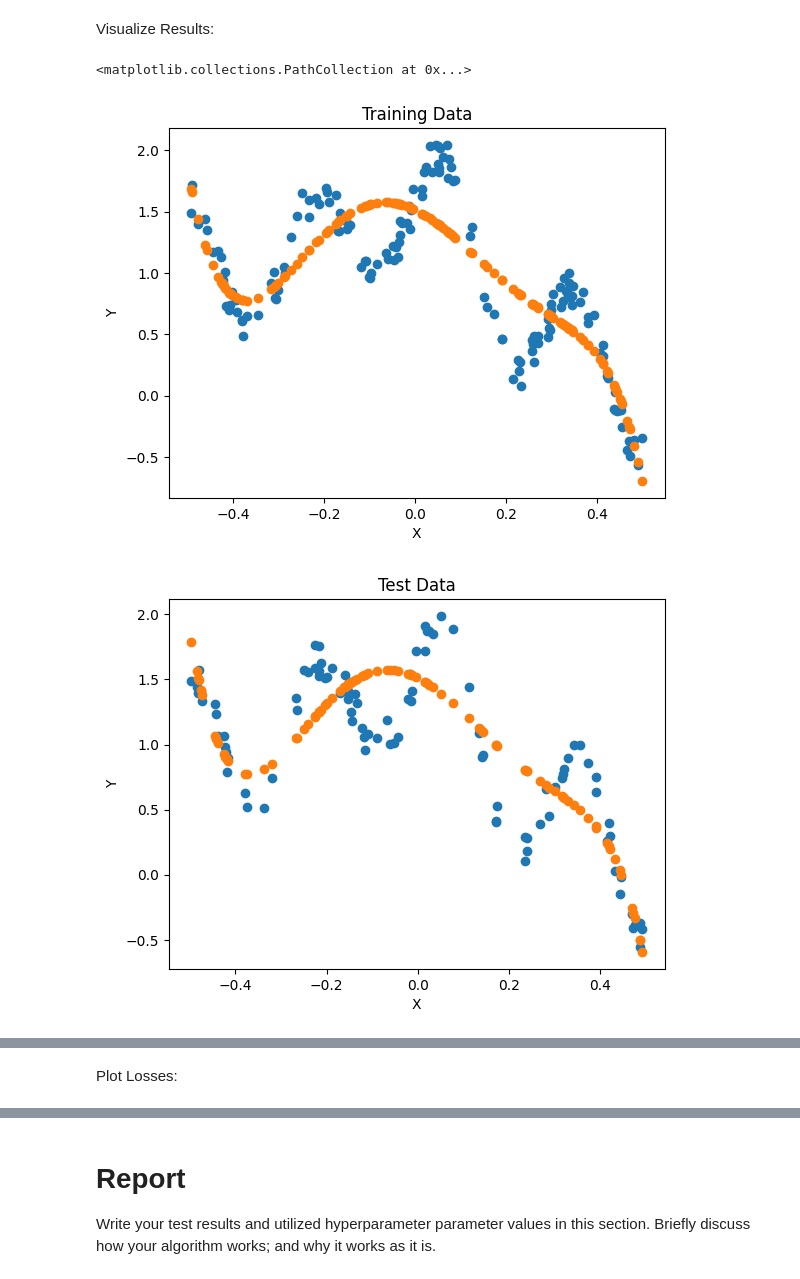
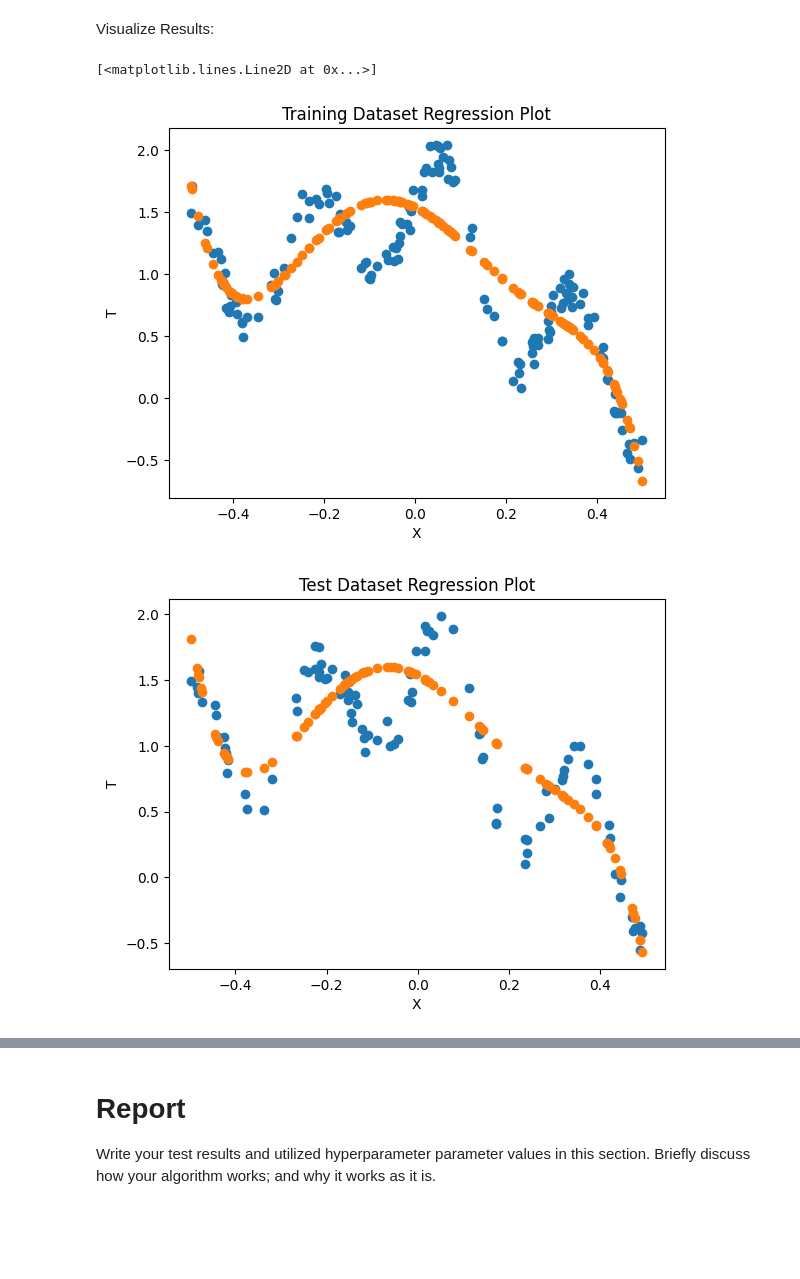
Before and after one commit to imthelizardking/cmp712-homeworks, a Jupyter notebook: hw1/hw1_n22133132_yusufcagri_ogut_.ipynb, the cells around one changed output, grey strips where cells are left out. Drawn from its saved outputs; the diff is of its cells as text; code cells hidden in the pictures; blank space fills up the shorter version.

```diff
--- a/hw1/hw1_n22133132_yusufcagri_ogut_.ipynb
+++ b/hw1/hw1_n22133132_yusufcagri_ogut_.ipynb
@@ -100,31 +89,24 @@ Trainer method:
 # %%
-def trainer(X, T, nLearningRate, nPolyOrder, nLossLim, nIterLim, nReg):
-  vLoss_training = np.zeros(nIterLim)
-  vT_Pred = np.zeros(TRAIN_DATASET_LENGTH)
-  vLoss_test = np.zeros(nIterLim)
+def trainer(X, T, nLearningRate, nPolyOrder, nIterLim, nReg):
+  vLoss_training = np.zeros(nIterLim) # vector of training MSE losses
+  vLoss_test = np.zeros(nIterLim) # vector of test MSE losses
   vPolyParams = np.zeros(nPolyOrder + 1) # Polynomial constants stored in np array
   vPolyParams = np.random.rand(nPolyOrder + 1)
   vLossPartialDerivs = np.zeros(nPolyOrder + 1) # Partial derivatives of loss function stored in np array
   nIter = 0 # Iteration counter
-  nLoss_training = 999999 # Used for exit condition of minimum loss, initially set to a large number
-  nLoss_test = 0
   while (nIter<nIterLim): # train until loss decreases to a certain value or number of iterations reached
     temp = list(zip(X, T))
     random.shuffle(temp)
     X, T = zip(*temp)
-    # res1 and res2 come out as tuples, and so must be converted to lists.
     X, T = np.array(X), np.array(T)
     for idx in range(TRAIN_DATASET_LENGTH):
       T_Pred = calcPoly(X[idx], vPolyParams) # calculate predictor's values
-      #nLoss_training = calcLoss(T[idx], T_Pred, vPolyParams, nReg) # calculate loss
-      # save loss in ITERxDATALENGTH matrix
       for i in range(0, nPolyOrder+1): # calculate derivatives and update parameters
         vLossPartialDerivs[i] = calcLossPartialDeriv(T[idx], T_Pred, X[idx], nPolyOrder-i) # calculate partial derivatives
       vPolyParams = vPolyParams - nLearningRate * vLossPartialDerivs
+    vLoss_training = calcLoss(T, calcPoly(X, vPolyParams), vPolyParams, 0)
+    vLoss_test = calcLoss(T_test, calcPoly(X_test, vPolyParams), vPolyParams, 0)
     nIter = nIter + 1
     if(nIter%(nIterLim * 0.05)==0): # show progress at each %5 interval
-        vT_Pred = calcPoly(X, vPolyParams)
-        vLoss_training = calcLoss(T, vT_Pred, vPolyParams, nReg)
         print("progress: %", int(nIter/nIterLim * 100), "Training Loss=", vLoss_training, "Params=", vPolyParams)
-        #print("progress:", nIter/nIterLim*100, "Test Loss=", nLoss_test)
-  return vPolyParams, vLoss_training
+  return vPolyParams, vLoss_training, vLoss_test
@@ -131,13 +116,11 @@ def trainer(X, T, nLearningRate, nPolyOrder, nLossLim, nIterLim, nReg):
 # %% [markdown]
 Trainer wrapper:
 # %%
-# Hyperparam.s:
+# Hyperparameters:
 LEARNING_RATE = 0.006
 REGULARIZATION = 0 #0.2
-POLY_ORDER = 20
-LIM_LOSS = 0.000001
+POLY_ORDER = 9
 LIM_ITER = 2000000
-#vPolyParams, vLoss_training, vLoss_test = trainer(X, T, LEARNING_RATE, POLY_ORDER, LIM_LOSS, LIM_ITER, REGULARIZATION)
-vPolyParams, vLoss_training = trainer(X, T, LEARNING_RATE, POLY_ORDER, LIM_LOSS, LIM_ITER, REGULARIZATION)
+vPolyParams, vLoss_training, vLoss_test = trainer(X, T, LEARNING_RATE, POLY_ORDER, LIM_ITER, REGULARIZATION)
 print(vPolyParams)
 # %% [output]
@@ -163,27 +146,37 @@ Visualize Results:
 # %%
 vIdx = sorted(range(len(X)), key=lambda k: X[k])
 X = X[vIdx]
 T_Pred = calcPoly(X, vPolyParams)
 T_Pred = T_Pred[vIdx]
 T = T[vIdx]
 vIdx_test = sorted(range(len(X_test)), key=lambda k: X_test[k])
 X_test = X_test[vIdx_test]
 T_Pred_test = calcPoly(X_test, vPolyParams)
 T_Pred_test = T_Pred_test[vIdx_test]
 T_test = T_test[vIdx_test]
 plt.figure()
-plt.title("Training Data")
+plt.title("Training Dataset Regression Plot")
 plt.xlabel("X")
-plt.ylabel("Y")
+plt.ylabel("T")
 plt.scatter(X, T)
 plt.scatter(X, T_Pred)
 plt.figure()
-plt.title("Test Data")
+plt.title("Test Dataset Regression Plot")
 plt.xlabel("X")
-plt.ylabel("Y")
+plt.ylabel("T")
 plt.scatter(X_test, T_test)
 plt.scatter(X_test, T_Pred_test)
+plt.figure()
+plt.title("Test Dataset Mean Squared Error")
+plt.xlabel("iteration")
+plt.ylabel("Loss (MSE)")
+plt.plot(vLoss_test)
+plt.figure()
+plt.title("Test Dataset Root Mean Squared Error")
+plt.xlabel("iteration")
+plt.ylabel("Loss (RMSE)")
+plt.plot(np.sqrt(vLoss_test))
 # %% [output]
-<matplotlib.collections.PathCollection at 0x...>
+[<matplotlib.lines.Line2D at 0x...>]
-[figure, old version]
+[figure, new version]
-[figure, old version]
+[figure, new version]
@@ -190,2 +184,0 @@ plt.scatter(X_test, T_Pred_test)
-# %% [markdown]
-Plot Losses:
```
Also changed, not shown: parts of 14 cells of this notebook.
